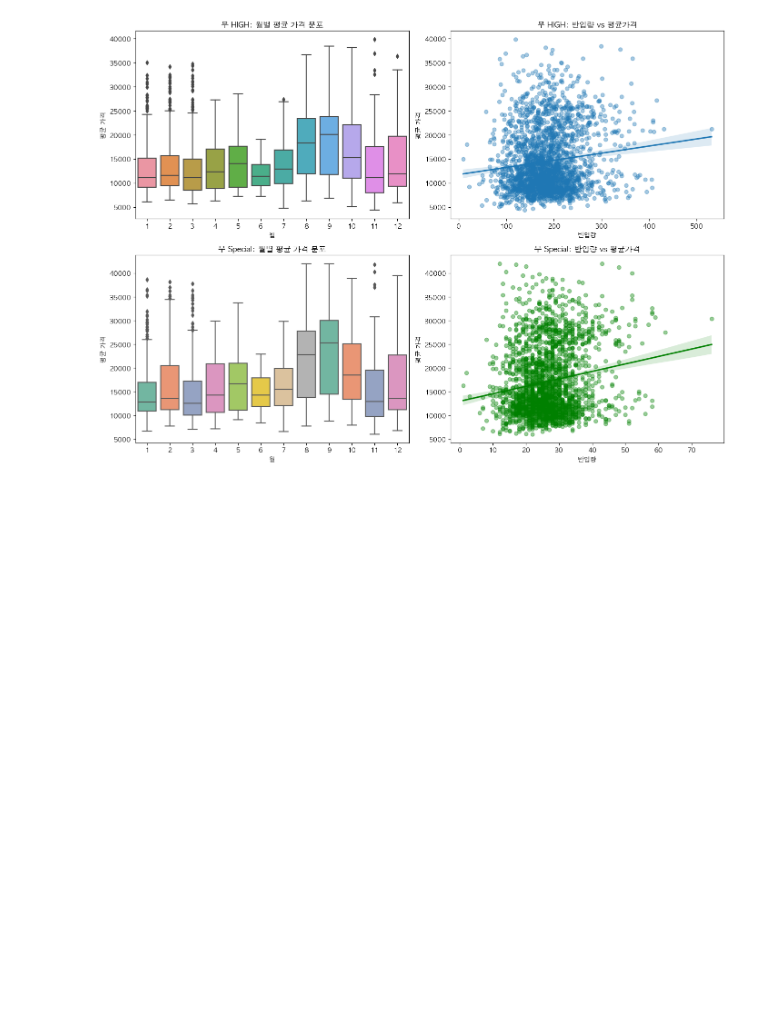
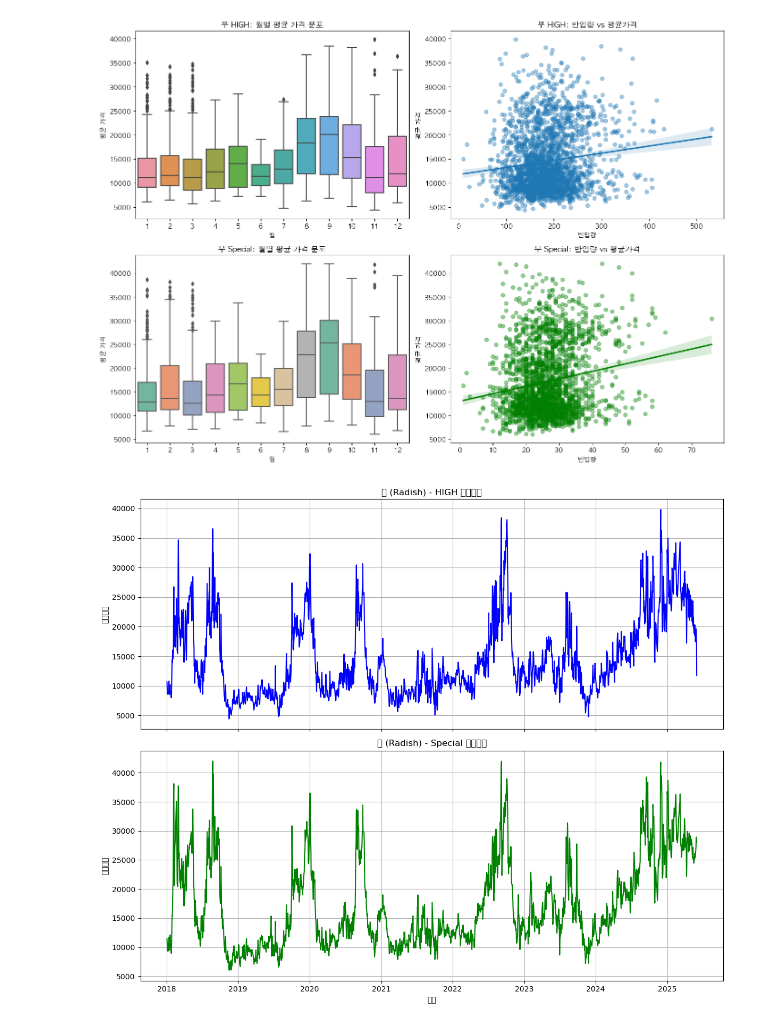
Before and after one commit to wjyi0615/Justick_AI, a Jupyter notebook: Data_250601/RadishEDA.ipynb, the cells around one changed output. Drawn from its saved outputs; the diff is of its cells as text; code cells hidden in the pictures; blank space fills up the shorter version.

```diff
--- a/Data_250601/RadishEDA.ipynb
+++ b/Data_250601/RadishEDA.ipynb
@@ -158,3 +158,35 @@ plt.tight_layout()
 plt.show()
 # %% [output]
 [figure]
+# %%
+import pandas as pd
+import matplotlib.pyplot as plt
+
+# 무 데이터 불러오기
+df = pd.read_csv('store/radish_separated.csv')
+df['date'] = pd.to_datetime(df[['year', 'month', 'day']])
+
+# HIGH, Special 데이터 분리
+df_high = df[df['rate'] == 'HIGH']
+df_special = df[df['rate'] == 'Special']
+
+# 그래프 그리기
+fig, axes = plt.subplots(nrows=2, ncols=1, figsize=(12, 10), sharex=True)
+
+# HIGH 그래프
+axes[0].plot(df_high['date'], df_high['avg_price'], label='HIGH', color='blue')
+axes[0].set_title('무 (Radish) - HIGH 평균가격')
+axes[0].set_ylabel('평균가격')
+axes[0].grid(True)
+
+# Special 그래프
+axes[1].plot(df_special['date'], df_special['avg_price'], label='Special', color='green')
+axes[1].set_title('무 (Radish) - Special 평균가격')
+axes[1].set_xlabel('날짜')
+axes[1].set_ylabel('평균가격')
+axes[1].grid(True)
+
+plt.tight_layout()
+plt.show()
+# %% [output]
+[figure, added]
```
Also changed, not shown: 6 other files.
